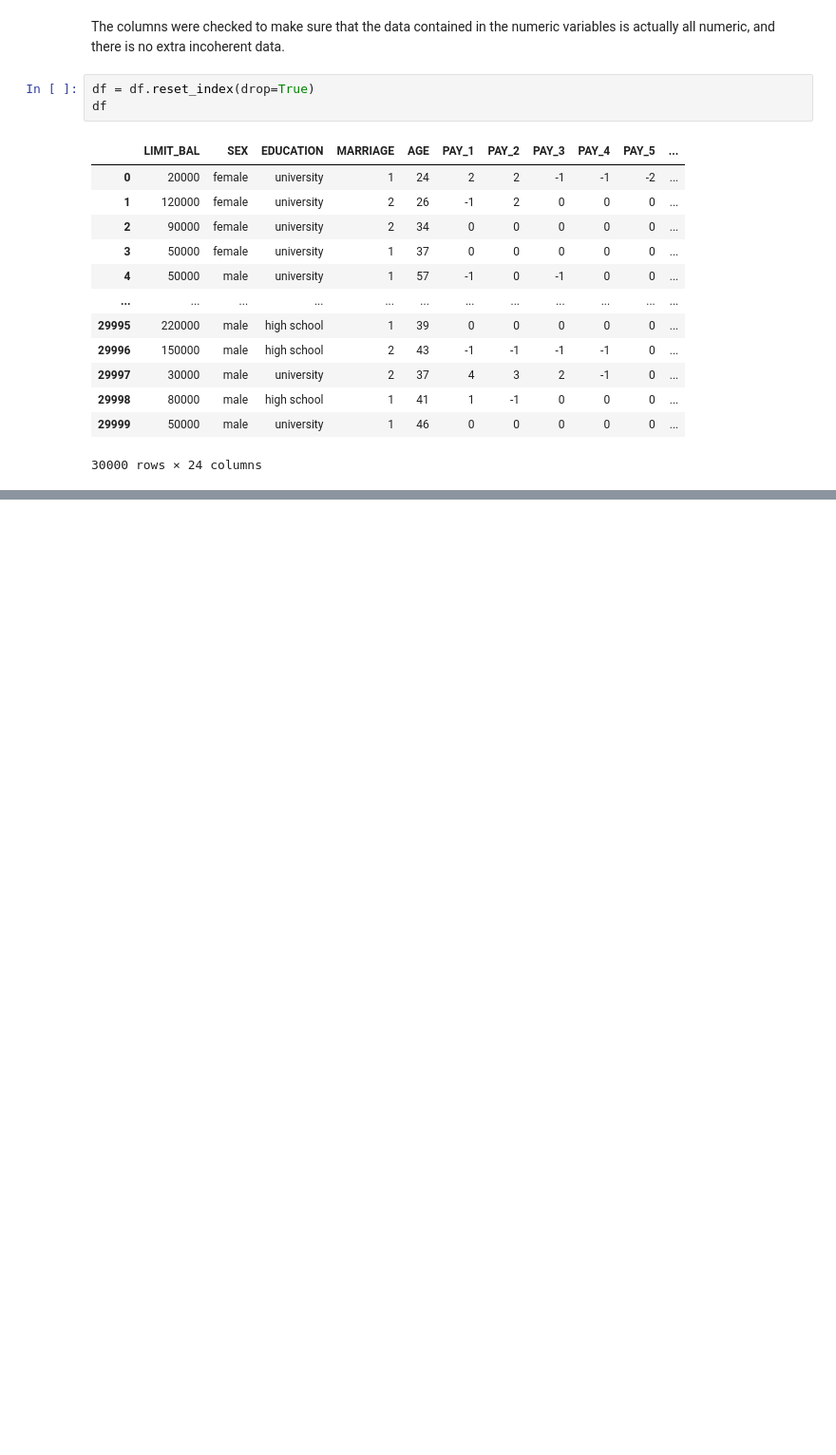
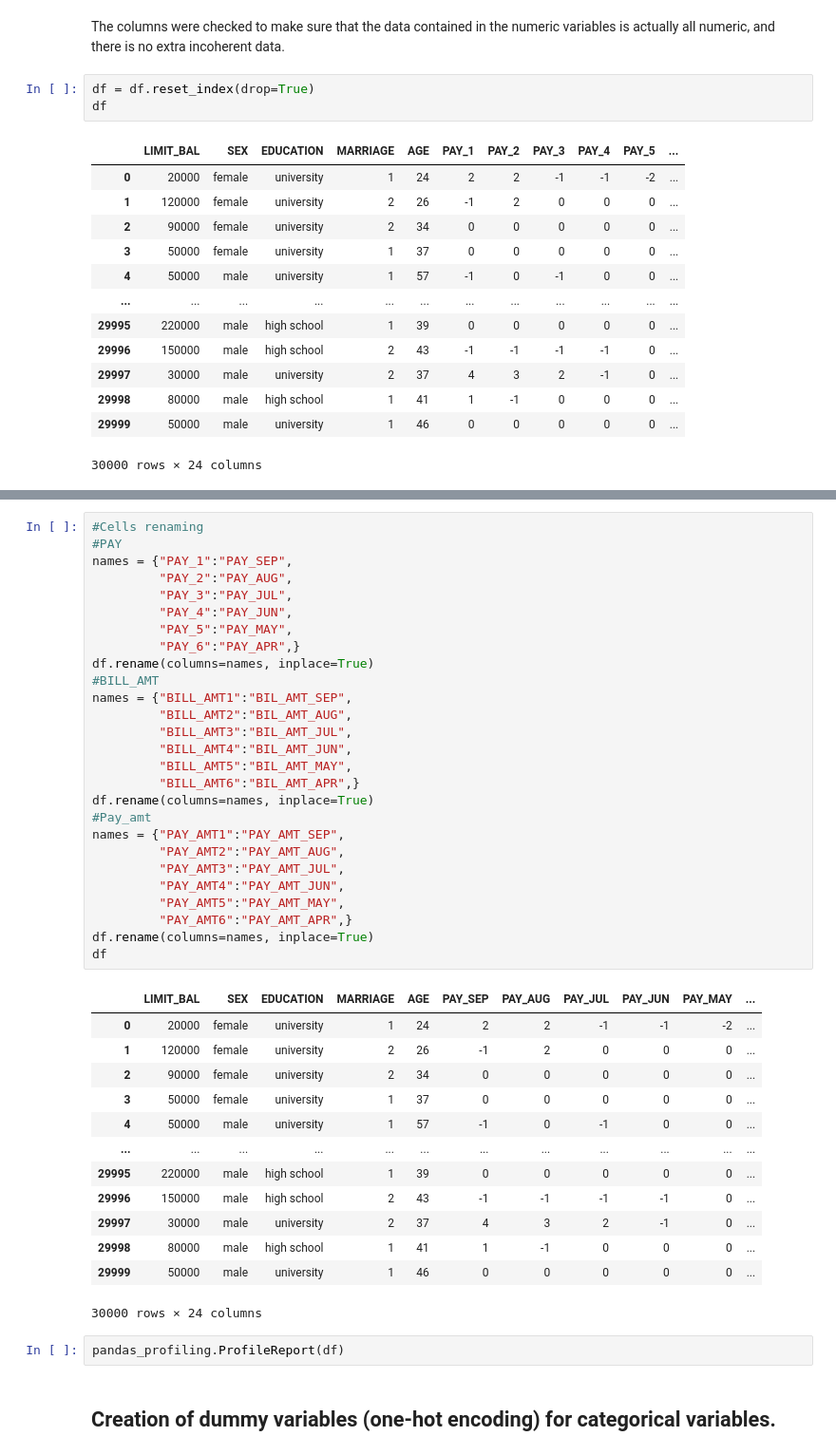
Before and after one commit to marinisaac1/creditRisk, a Jupyter notebook: Credit risk - Task 2.ipynb, the cells around one changed output, grey strips where cells are left out. Shown: that part at 95% size. Drawn from its saved outputs; the diff is of its cells as text; blank space fills up the shorter version.

```diff
--- a/Credit risk - Task 2.ipynb
+++ b/Credit risk - Task 2.ipynb
@@ -197,0 +191,45 @@ for c in df.columns:
+# %%
+#Cells renaming
+#PAY
+names = {"PAY_1":"PAY_SEP",
+         "PAY_2":"PAY_AUG",
+         "PAY_3":"PAY_JUL",
+         "PAY_4":"PAY_JUN",
+         "PAY_5":"PAY_MAY",
+         "PAY_6":"PAY_APR",}
+df.rename(columns=names, inplace=True)
+#BILL_AMT
+names = {"BILL_AMT1":"BIL_AMT_SEP",
+         "BILL_AMT2":"BIL_AMT_AUG",
+         "BILL_AMT3":"BIL_AMT_JUL",
+         "BILL_AMT4":"BIL_AMT_JUN",
+         "BILL_AMT5":"BIL_AMT_MAY",
+         "BILL_AMT6":"BIL_AMT_APR",}
+df.rename(columns=names, inplace=True)
+#Pay_amt
+names = {"PAY_AMT1":"PAY_AMT_SEP",
+         "PAY_AMT2":"PAY_AMT_AUG",
+         "PAY_AMT3":"PAY_AMT_JUL",
+         "PAY_AMT4":"PAY_AMT_JUN",
+         "PAY_AMT5":"PAY_AMT_MAY",
+         "PAY_AMT6":"PAY_AMT_APR",}
+df.rename(columns=names, inplace=True)
+df
+# %% [output]
+|  | LIMIT_BAL | SEX | EDUCATION | MARRIAGE | AGE | PAY_SEP | PAY_AUG | PAY_JUL | PAY_JUN | PAY_MAY | ... |
+| 0 | 20000 | female | university | 1 | 24 | 2 | 2 | -1 | -1 | -2 | ... |
+| 1 | 120000 | female | university | 2 | 26 | -1 | 2 | 0 | 0 | 0 | ... |
+| 2 | 90000 | female | university | 2 | 34 | 0 | 0 | 0 | 0 | 0 | ... |
+| 3 | 50000 | female | university | 1 | 37 | 0 | 0 | 0 | 0 | 0 | ... |
+| 4 | 50000 | male | university | 1 | 57 | -1 | 0 | -1 | 0 | 0 | ... |
+| ... | ... | ... | ... | ... | ... | ... | ... | ... | ... | ... | ... |
+| 29995 | 220000 | male | high school | 1 | 39 | 0 | 0 | 0 | 0 | 0 | ... |
+| 29996 | 150000 | male | high school | 2 | 43 | -1 | -1 | -1 | -1 | 0 | ... |
+| 29997 | 30000 | male | university | 2 | 37 | 4 | 3 | 2 | -1 | 0 | ... |
+| 29998 | 80000 | male | high school | 1 | 41 | 1 | -1 | 0 | 0 | 0 | ... |
+| 29999 | 50000 | male | university | 1 | 46 | 0 | 0 | 0 | 0 | 0 | ... |
+30000 rows × 24 columns
+# %%
+pandas_profiling.ProfileReport(df)
+# %% [markdown]
+## Creation of dummy variables (one-hot encoding) for categorical variables.
```
Also changed, not shown: parts of 15 cells of this notebook, 3 other files.
